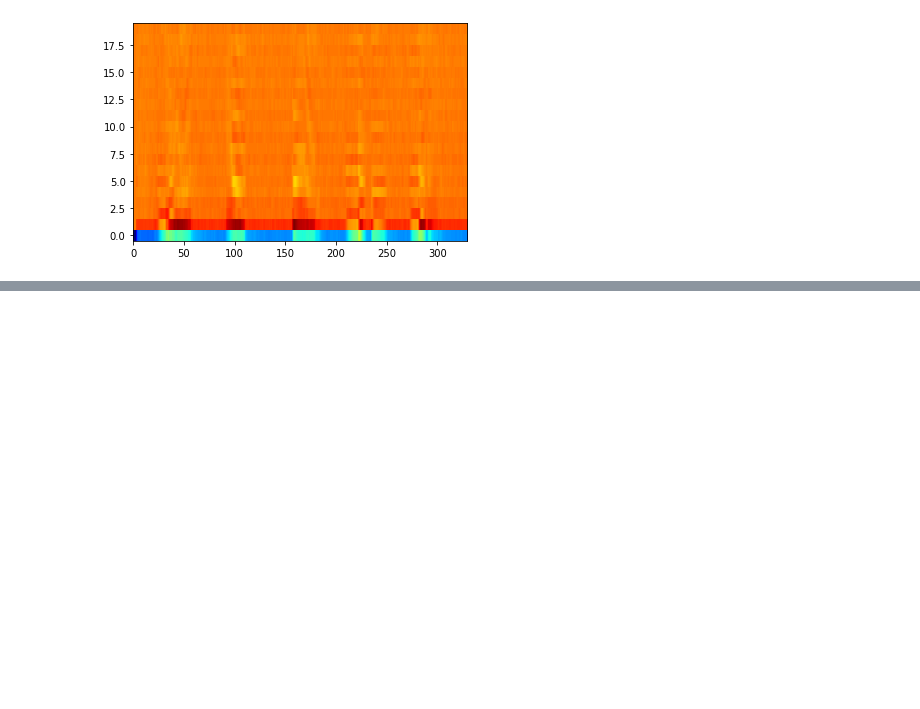
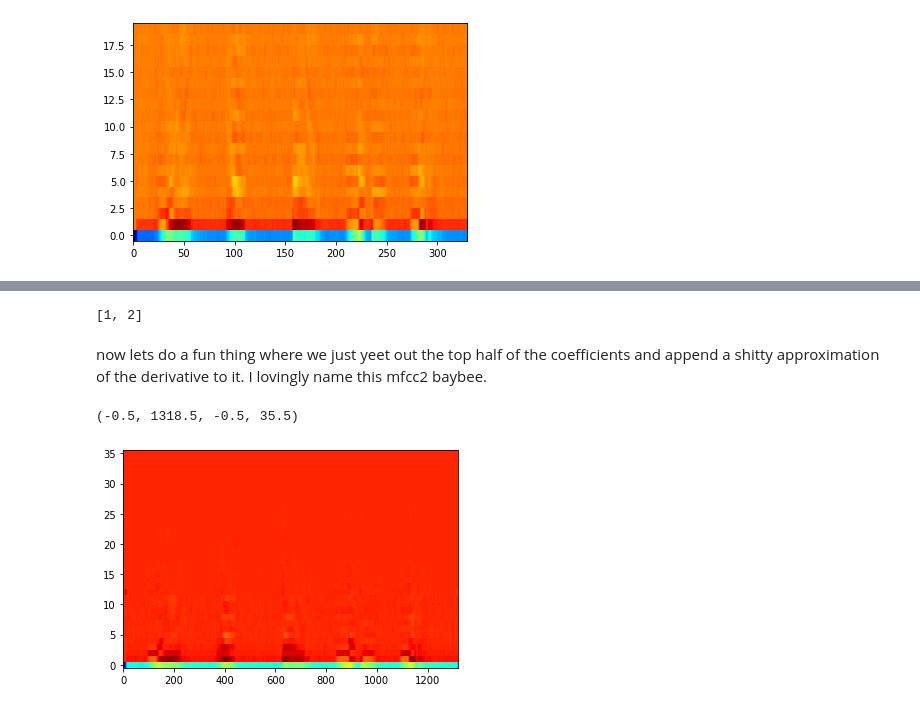
Before and after one commit to clylau/E207_final_project, a Jupyter notebook: Jimmy's Fun exploration.ipynb, the cells around one changed output, grey strips where cells are left out. Drawn from its saved outputs; the diff is of its cells as text; code cells hidden in the pictures; blank space fills up the shorter version.

```diff
--- a/Jimmy's Fun exploration.ipynb
+++ b/Jimmy's Fun exploration.ipynb
@@ -254,0 +291,6 @@ plt.axis("tight")
+# %%
+print(list(range(1, 3)))
+# %% [output]
+[1, 2]
+# %% [markdown]
+now lets do a fun thing where we just yeet out the top half of the coefficients and append a shitty approximation of the derivative to it. I lovingly name this mfcc2 baybee.
@@ -254,0 +342,8 @@ plt.axis("tight")
+# %%
+mfcc_delt = mfcc2(S)
+# %%
+plt.imshow(mfcc_delt, cmap = "jet", origin = "lower")
+plt.axis("tight")
+# %% [output]
+(-0.5, 1318.5, -0.5, 35.5)
+[figure, added]
```
Also changed, not shown: parts of 14 cells of this notebook.
